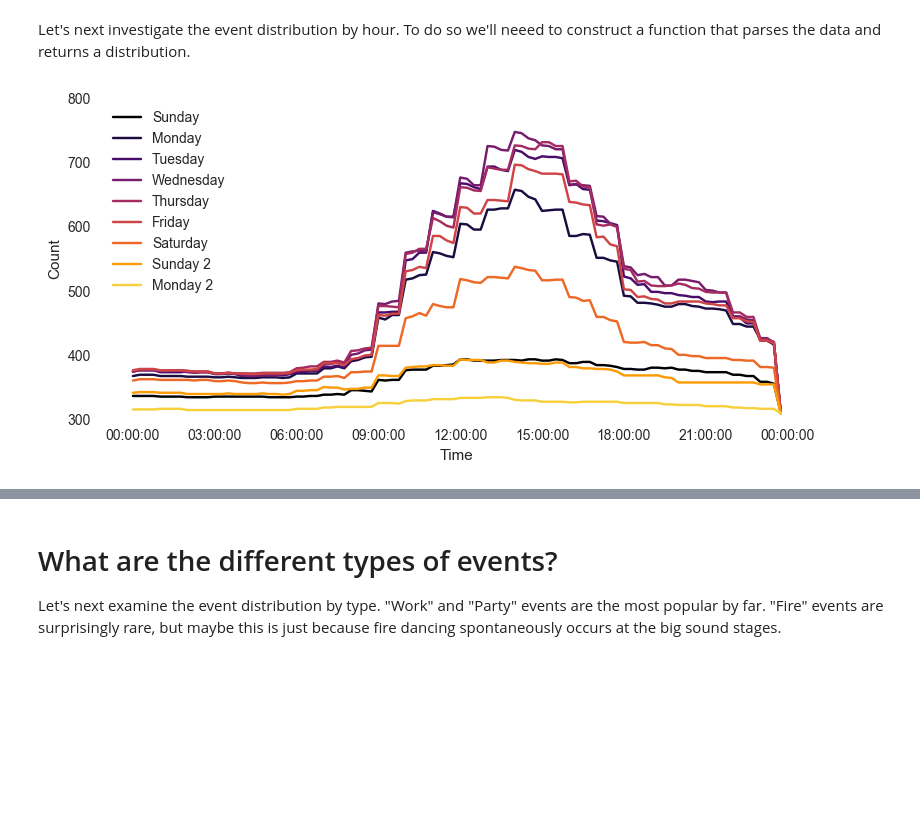
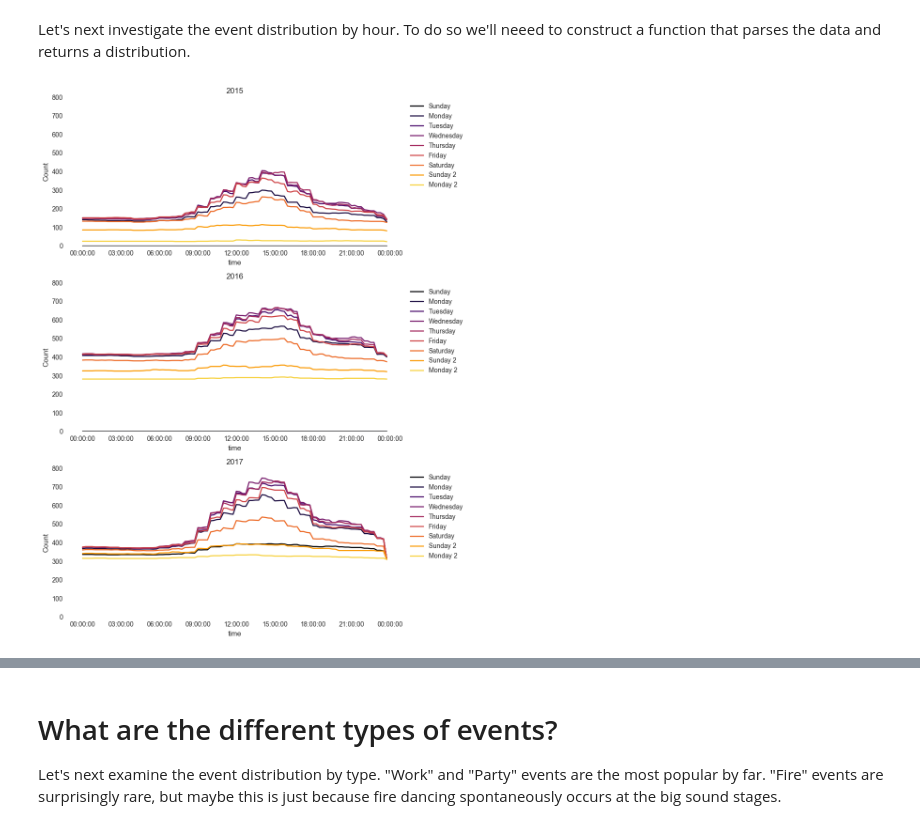
Before and after one commit to nikitabu/Playa_Events, a Jupyter notebook: Playa_Events_2017.ipynb, the cells around one changed output, grey strips where cells are left out. Cells and saved outputs as stored; diff of their text form; code cells hidden in the pictures; blank space fills up the shorter version.

```diff
--- a/Playa_Events_2017.ipynb
+++ b/Playa_Events_2017.ipynb
@@ -125,19 +209,12 @@ def construct_cumulative_times(df):
             start_time = datetime.datetime.strptime(split[0], '%H:%M').time()
             end_time   = datetime.datetime.strptime(split[1], '%H:%M').time()
 
+            if(end_time == datetime.datetime.strptime('23:59', '%H:%M').time()):
+                end_time = datetime.datetime.strptime('23:45', '%H:%M').time();
+
             index_first  = df_cum['time'][df_cum['time'] == start_time].index.tolist()[0];
             index_second = df_cum['time'][df_cum['time'] == end_time].index.tolist()[0];
 
             df_cum['count'].values[index_first:index_second] = df_cum['count'].values[index_first:index_second] + 1;
 
     return df_cum;
-
-df_1 = construct_cumulative_times(df['Sunday'])
-df_2 = construct_cumulative_times(df['Monday'])
-df_3 = construct_cumulative_times(df['Tuesday'])
-df_4 = construct_cumulative_times(df['Wednesday'])
-df_5 = construct_cumulative_times(df['Thursday'])
-df_6 = construct_cumulative_times(df['Friday'])
-df_7 = construct_cumulative_times(df['Saturday'])
-df_8 = construct_cumulative_times(df['Sunday2'])
-df_9 = construct_cumulative_times(df['Monday2'])
@@ -144,43 +251,66 @@ df_9 = construct_cumulative_times(df['Monday2'])
 # %%
 start = 0.0;
 stop  = 1.0;
 number_of_lines = 10;
 cm_subsection = np.linspace(start, stop, number_of_lines) ;
 colors = [ cm.inferno(x) for x in cm_subsection ];
 
-fig = plt.figure(figsize=(8, 4), dpi=100);
-axes1 = fig.add_subplot(111);
+fig = plt.figure(figsize=(8, 12), dpi=100);
 
-axes1.plot(df_1['time'], df_1['count'], color=colors[0], ls='-');
-axes1.plot(df_2['time'], df_2['count'], color=colors[1], ls='-');
-axes1.plot(df_3['time'], df_3['count'], color=colors[2], ls='-');
-axes1.plot(df_4['time'], df_4['count'], color=colors[3], ls='-');
-axes1.plot(df_5['time'], df_5['count'], color=colors[4], ls='-');
-axes1.plot(df_6['time'], df_6['count'], color=colors[5], ls='-');
-axes1.plot(df_7['time'], df_7['count'], color=colors[6], ls='-');
-axes1.plot(df_8['time'], df_8['count'], color=colors[7], ls='-');
-axes1.plot(df_9['time'], df_9['count'], color=colors[8], ls='-');
+axes1 = fig.add_subplot(311);axes2 = fig.add_subplot(312);axes3 = fig.add_subplot(313);
 
-#axes1.set_xlim(0, 90)
-axes1.set_ylim(300, 800);
+axes1.plot(df_15_1['time'], df_15_1['count'], color=colors[0], ls='-');
+axes1.plot(df_15_2['time'], df_15_2['count'], color=colors[1], ls='-');
+axes1.plot(df_15_3['time'], df_15_3['count'], color=colors[2], ls='-');
+axes1.plot(df_15_4['time'], df_15_4['count'], color=colors[3], ls='-');
+axes1.plot(df_15_5['time'], df_15_5['count'], color=colors[4], ls='-');
+axes1.plot(df_15_6['time'], df_15_6['count'], color=colors[5], ls='-');
+axes1.plot(df_15_7['time'], df_15_7['count'], color=colors[6], ls='-');
+axes1.plot(df_15_8['time'], df_15_8['count'], color=colors[7], ls='-');
+axes1.plot(df_15_9['time'], df_15_9['count'], color=colors[8], ls='-');
 
-axes1.set_xticks(np.arange(0, 90000, 10800))
+axes2.plot(df_16_1['time'], df_16_1['count'], color=colors[0], ls='-');
+axes2.plot(df_16_2['time'], df_16_2['count'], color=colors[1], ls='-');
+axes2.plot(df_16_3['time'], df_16_3['count'], color=colors[2], ls='-');
+axes2.plot(df_16_4['time'], df_16_4['count'], color=colors[3], ls='-');
+axes2.plot(df_16_5['time'], df_16_5['count'], color=colors[4], ls='-');
+axes2.plot(df_16_6['time'], df_16_6['count'], color=colors[5], ls='-');
+axes2.plot(df_16_7['time'], df_16_7['count'], color=colors[6], ls='-');
+axes2.plot(df_16_8['time'], df_16_8['count'], color=colors[7], ls='-');
+axes2.plot(df_16_9['time'], df_16_9['count'], color=colors[8], ls='-');
 
-axes1.set_xlabel('Time')
-axes1.set_ylabel('Count')
+axes3.plot(df_17_1['time'], df_17_1['count'], color=colors[0], ls='-');
+axes3.plot(df_17_2['time'], df_17_2['count'], color=colors[1], ls='-');
+axes3.plot(df_17_3['time'], df_17_3['count'], color=colors[2], ls='-');
+axes3.plot(df_17_4['time'], df_17_4['count'], color=colors[3], ls='-');
+axes3.plot(df_17_5['time'], df_17_5['count'], color=colors[4], ls='-');
+axes3.plot(df_17_6['time'], df_17_6['count'], color=colors[5], ls='-');
+axes3.plot(df_17_7['time'], df_17_7['count'], color=colors[6], ls='-');
+axes3.plot(df_17_8['time'], df_17_8['count'], color=colors[7], ls='-');
+axes3.plot(df_17_9['time'], df_17_9['count'], color=colors[8], ls='-');
 
-axes1.legend(['Sunday', 'Monday', 'Tuesday', 'Wednesday', 'Thursday', 'Friday', 'Saturday', 'Sunday 2', 'Monday 2'])
+axes1.set_ylim(0, 800);axes2.set_ylim(0, 800);axes3.set_ylim(0, 800);
 
-axes1.grid(False)
-axes1.set_facecolor('white')
+axes1.set_xticks(np.arange(0, 90000, 10800));axes2.set_xticks(np.arange(0, 90000, 10800));axes3.set_xticks(np.arange(0, 90000, 10800));
+
+axes1.set_ylabel('Count');axes2.set_ylabel('Count');axes3.set_ylabel('Count');
+
+axes1.set_title('2015');axes2.set_title('2016');axes3.set_title('2017');
+
+axes1.legend(['Sunday', 'Monday', 'Tuesday', 'Wednesday', 'Thursday', 'Friday', 'Saturday', 'Sunday 2', 'Monday 2'], loc='upper right', bbox_to_anchor=(1.2,1));
+axes2.legend(['Sunday', 'Monday', 'Tuesday', 'Wednesday', 'Thursday', 'Friday', 'Saturday', 'Sunday 2', 'Monday 2'], loc='upper right', bbox_to_anchor=(1.2,1));
+axes3.legend(['Sunday', 'Monday', 'Tuesday', 'Wednesday', 'Thursday', 'Friday', 'Saturday', 'Sunday 2', 'Monday 2'], loc='upper right', bbox_to_anchor=(1.2,1));
+
+axes1.grid(False);axes2.grid(False);axes3.grid(False);
+
+axes1.set_facecolor('white');axes2.set_facecolor('white');axes3.set_facecolor('white');
 
 #axes1.xaxis_date()
 #from matplotlib.dates import DateFormatter
 #formatter = DateFormatter('%H:%M')
 #axes1.xaxis.set_major_formatter(formatter)
 
-fig.tight_layout()
-#fig.savefig('figures/ReflectionResistance/V2O3_Reflection_Resistance.png', bbox_inches='tight', dpi=150);
+fig.tight_layout();
 # %% [output]
-[figure, old version]
+[figure, new version]
 # %% [markdown]
```
Also changed, not shown: parts of 65 cells of this notebook.
